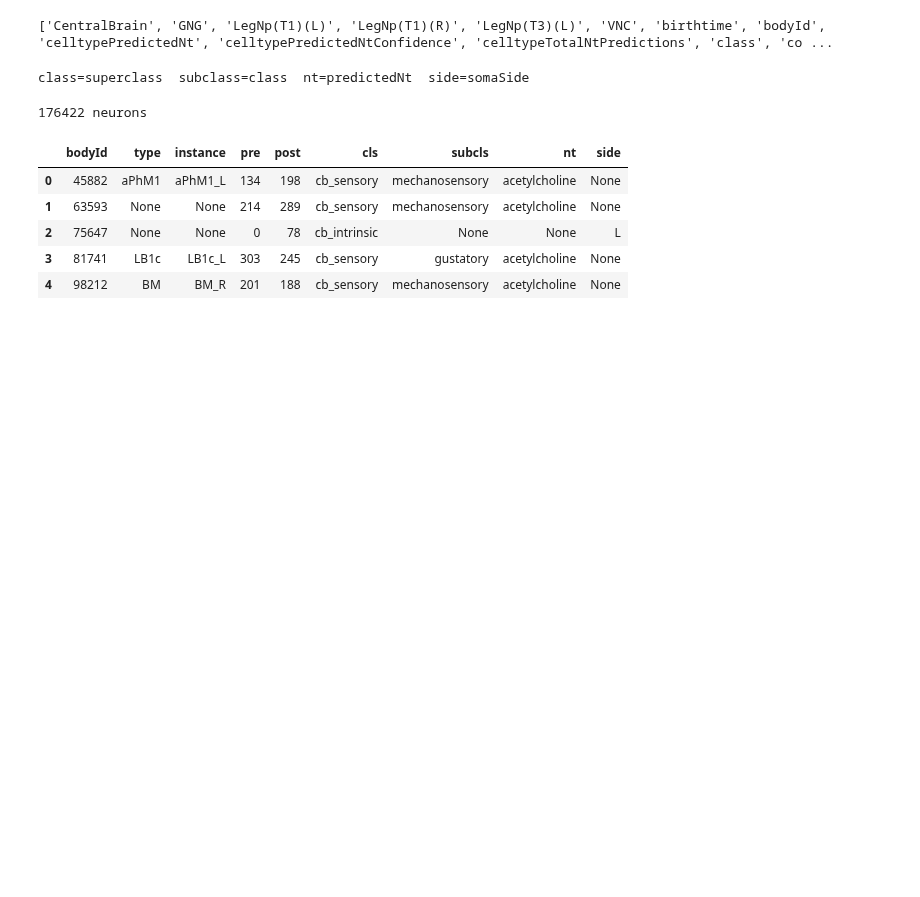
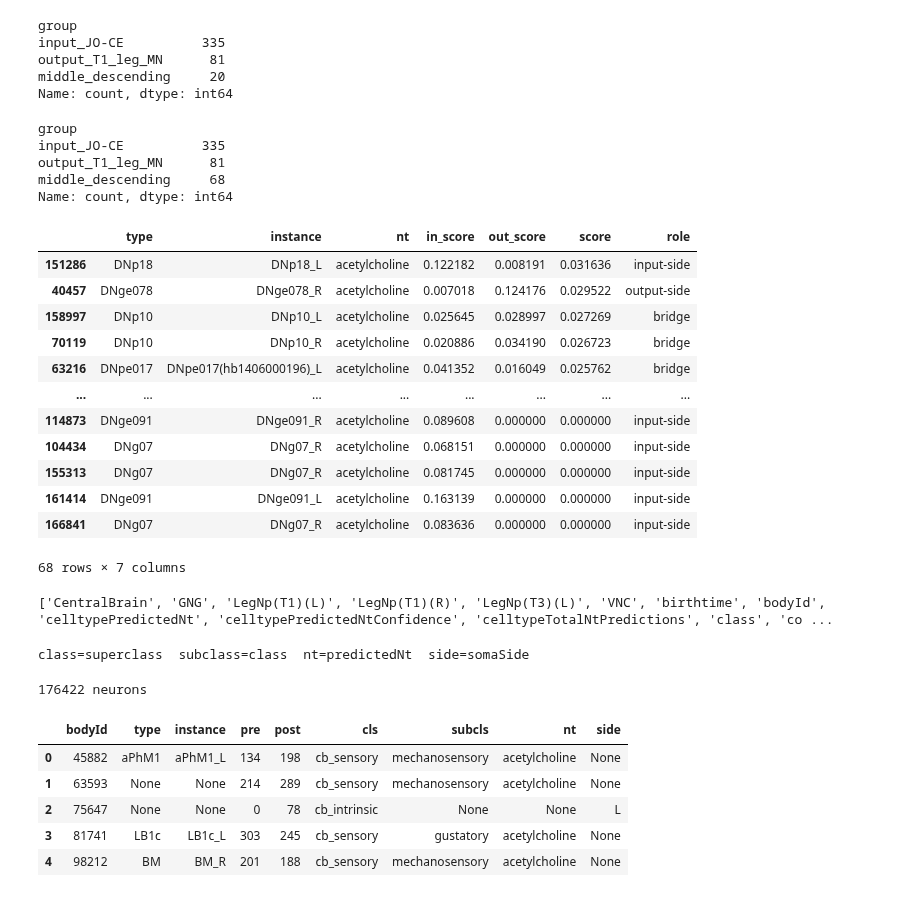
Before and after one commit to Notlord69/arm_simulation, a Jupyter notebook: brain/Notebooks.ipynb, the cells around one changed output. Saved outputs shown, nothing was run; the diff lists cells and outputs as text; code cells hidden in the pictures; blank space fills up the shorter version.

```diff
--- a/brain/Notebooks.ipynb
+++ b/brain/Notebooks.ipynb
@@ -12,5 +12,15 @@ c = neu.Client('https://neuprint.janelia.org',
 DATA = Path.home() / 'arm_simulation' / 'brain' / 'data'
 DATA.mkdir(parents=True, exist_ok=True)
 print("Connected to:", c.dataset)
+
+neurons = pd.read_parquet(DATA / 'neurons_male-cns_v1.0.parquet')
+CLASS, SUBCLASS, NT, SIDE = 'superclass', 'class', 'predictedNt', 'somaSide'
+props = c.fetch_custom("""
+    MATCH (n:Neuron) WITH n LIMIT 2000
+    UNWIND keys(n) AS k RETURN DISTINCT k AS property
+""")
+available = set(props['property'])
+
+print("Ready:", c.dataset, "|", len(neurons), "neurons loaded")
 # %% [output]
 Connected to: male-cns:v1.0
@@ -17,3 +267,66 @@ Connected to: male-cns:v1.0
+# %%
+top_dn_ids = rank[rank.score > 0].head(20).index
+DN_top = DN[DN.bodyId.isin(top_dn_ids)].merge(
+    rank[['in_score', 'out_score', 'score']], left_on='bodyId', right_index=True)
+
+cols = ['bodyId', 'type', 'instance', 'side', 'nt']
+shortlist = pd.concat([
+    S[cols].assign(group='input_JO-CE'),
+    DN_top[cols + ['in_score', 'out_score', 'score']].assign(group='middle_descending'),
+    MN[cols].assign(group='output_T1_leg_MN'),
+], ignore_index=True)
+
+shortlist.to_csv(DATA / 'shortlist_week1.csv', index=False)
+rank.to_csv(DATA / 'dn_ranking_week1.csv')
+print(shortlist['group'].value_counts())
+# %% [output]
+group
+input_JO-CE          335
+output_T1_leg_MN      81
+middle_descending     20
+Name: count, dtype: int64
+# %%
+# Candidates: top 10 by input, by output, and by combined score
+pick = (set(rank.nlargest(10, 'in_score').index)
+        | set(rank.nlargest(10, 'out_score').index)
+        | set(rank.nlargest(10, 'score').index))
+types = rank.loc[list(pick), 'type'].unique()          # include both L and R of each type
+
+DN_mid = DN[DN['type'].isin(types)].merge(
+    rank[['in_score', 'out_score', 'score']], left_on='bodyId', right_index=True)
+DN_mid['role'] = np.where(DN_mid.in_score > 3 * DN_mid.out_score, 'input-side',
+                 np.where(DN_mid.out_score > 3 * DN_mid.in_score, 'output-side', 'bridge'))
+
+cols = ['bodyId', 'type', 'instance', 'side', 'nt']
+shortlist = pd.concat([
+    S[cols].assign(group='input_JO-CE'),
+    DN_mid[cols + ['in_score', 'out_score', 'score', 'role']].assign(group='middle_descending'),
+    MN[cols].assign(group='output_T1_leg_MN'),
+], ignore_index=True)
+
+shortlist.to_csv(DATA / 'shortlist_week1.csv', index=False)
+print(shortlist['group'].value_counts())
+display(DN_mid.sort_values('score', ascending=False)[
+    ['type', 'instance', 'nt', 'in_score', 'out_score', 'score', 'role']])
+# %% [output]
+group
+input_JO-CE          335
+output_T1_leg_MN      81
+middle_descending     68
+Name: count, dtype: int64
+|  | type | instance | nt | in_score | out_score | score | role |
+| 151286 | DNp18 | DNp18_L | acetylcholine | 0.122182 | 0.008191 | 0.031636 | input-side |
+| 40457 | DNge078 | DNge078_R | acetylcholine | 0.007018 | 0.124176 | 0.029522 | output-side |
+| 158997 | DNp10 | DNp10_L | acetylcholine | 0.025645 | 0.028997 | 0.027269 | bridge |
+| 70119 | DNp10 | DNp10_R | acetylcholine | 0.020886 | 0.034190 | 0.026723 | bridge |
+| 63216 | DNpe017 | DNpe017(hb1406000196)_L | acetylcholine | 0.041352 | 0.016049 | 0.025762 | bridge |
+| ... | ... | ... | ... | ... | ... | ... | ... |
+| 114873 | DNge091 | DNge091_R | acetylcholine | 0.089608 | 0.000000 | 0.000000 | input-side |
+| 104434 | DNg07 | DNg07_R | acetylcholine | 0.068151 | 0.000000 | 0.000000 | input-side |
+| 155313 | DNg07 | DNg07_R | acetylcholine | 0.081745 | 0.000000 | 0.000000 | input-side |
+| 161414 | DNge091 | DNge091_L | acetylcholine | 0.163139 | 0.000000 | 0.000000 | input-side |
+| 166841 | DNg07 | DNg07_R | acetylcholine | 0.083636 | 0.000000 | 0.000000 | input-side |
+68 rows × 7 columns
 # %%
 props = c.fetch_custom("""
     MATCH (n:Neuron) WITH n LIMIT 2000
```
Also changed, not shown: parts of 6 cells of this notebook, 2 other files.
